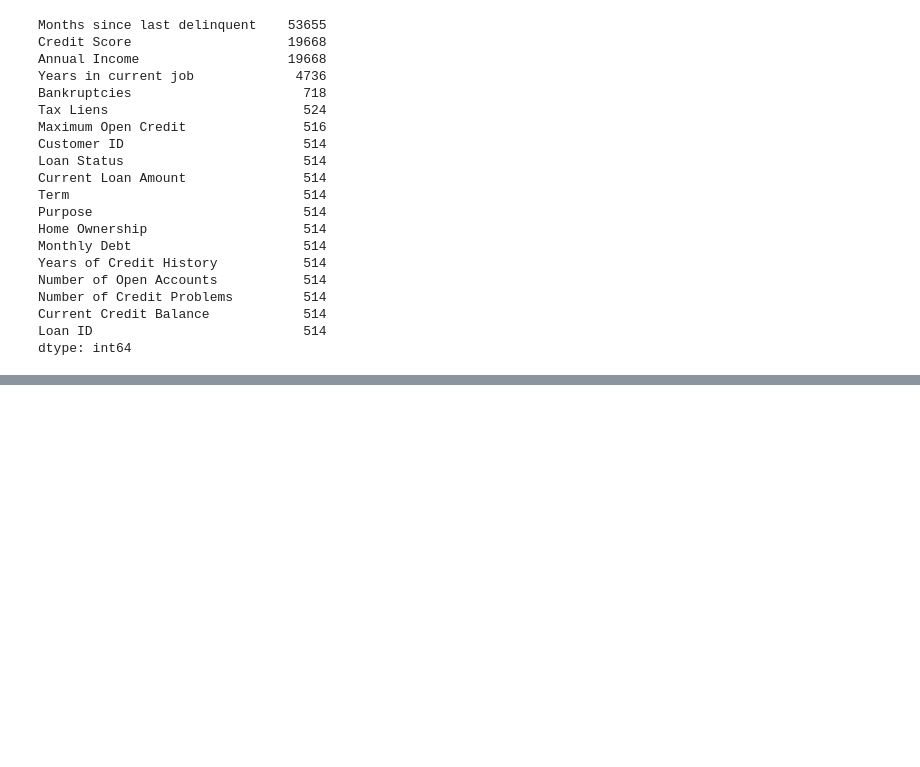
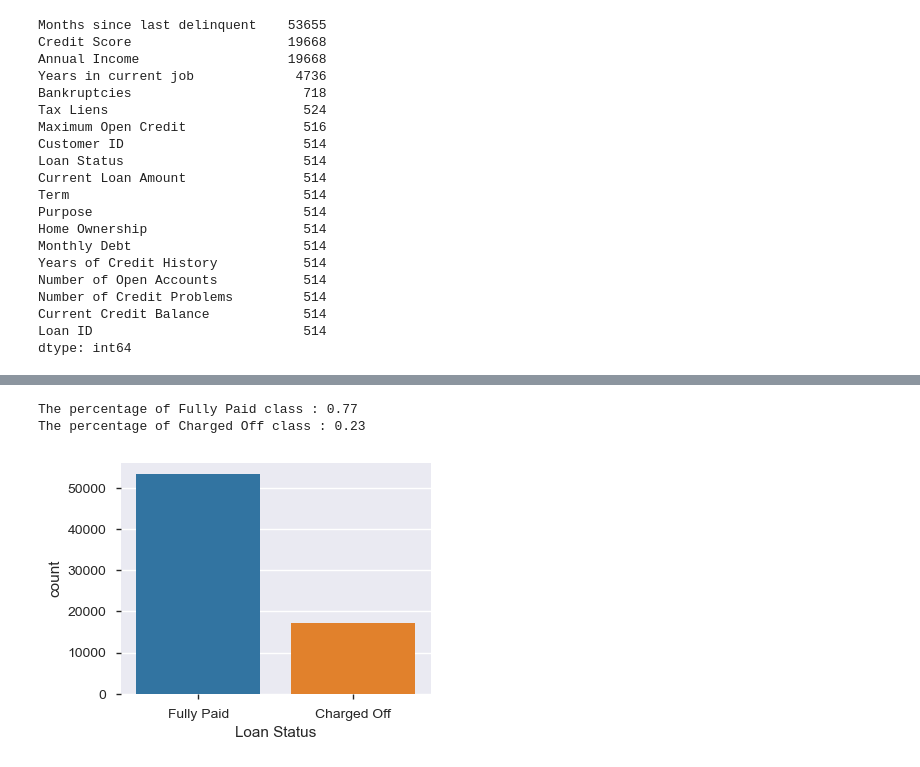
Before and after one commit to hiki0505/Data-Science-Projects, a Jupyter notebook: Banking/Bank Loan Status.ipynb, the cells around one changed output, grey strips where cells are left out. Drawn from its saved outputs; the diff is of its cells as text; code cells hidden in the pictures; blank space fills up the shorter version.

```diff
--- a/Banking/Bank Loan Status.ipynb
+++ b/Banking/Bank Loan Status.ipynb
@@ -439,0 +203,2 @@ Accuracy Train:  81.93903819129224
+# %%
+dffinal_test = diwmmv(dffinal_test)
@@ -439,0 +228,6 @@ Accuracy Train:  81.93903819129224
+# %%
+# deleting rows where Credit Score and Annual Income observations are Nan.
+columns = ['Credit Score', 'Annual Income']
+for column in columns:
+    dffinal = dffinal[dffinal[column].notna()]
+    dffinal_test = dffinal_test[dffinal_test[column].notna()]
@@ -439,0 +261,28 @@ Accuracy Train:  81.93903819129224
+# %%
+from sklearn.base import TransformerMixin
+
+class DataFrameImputer(TransformerMixin):
+
+    def __init__(self):
+        """Impute missing values.
+
+        Columns of dtype object are imputed with the most frequent value
+        in column.
+
+        Columns of other types are imputed with mean of column.
+
+        """
+    def fit(self, X, y=None):
+
+        self.fill = pd.Series([X[c].value_counts().index[0]
+            if X[c].dtype == np.dtype('O') else X[c].mean() for c in X],
+            index=X.columns)
+
+        return self
+
+    def transform(self, X, y=None):
+        return X.fillna(self.fill)
+
+
+dffinal = DataFrameImputer().fit_transform(dffinal)
+dffinal_test = DataFrameImputer().fit_transform(dffinal_test)
@@ -439,0 +313,13 @@ Accuracy Train:  81.93903819129224
+# %%
+# Target percentage
+plt.figure(figsize=(4,3))
+sns.countplot(dffinal['Loan Status']);
+
+print('The percentage of Fully Paid class : %.2f' % (df['Loan Status'].value_counts()[0] / len(df)))
+print('The percentage of Charged Off class : %.2f' % (df['Loan Status'].value_counts()[1] / len(df)))
+
+# As we see data is imbalanced
+# %% [output]
+The percentage of Fully Paid class : 0.77
+The percentage of Charged Off class : 0.23
+[figure, added]
```
Also changed, not shown: parts of 139 cells of this notebook, 8 other files.
